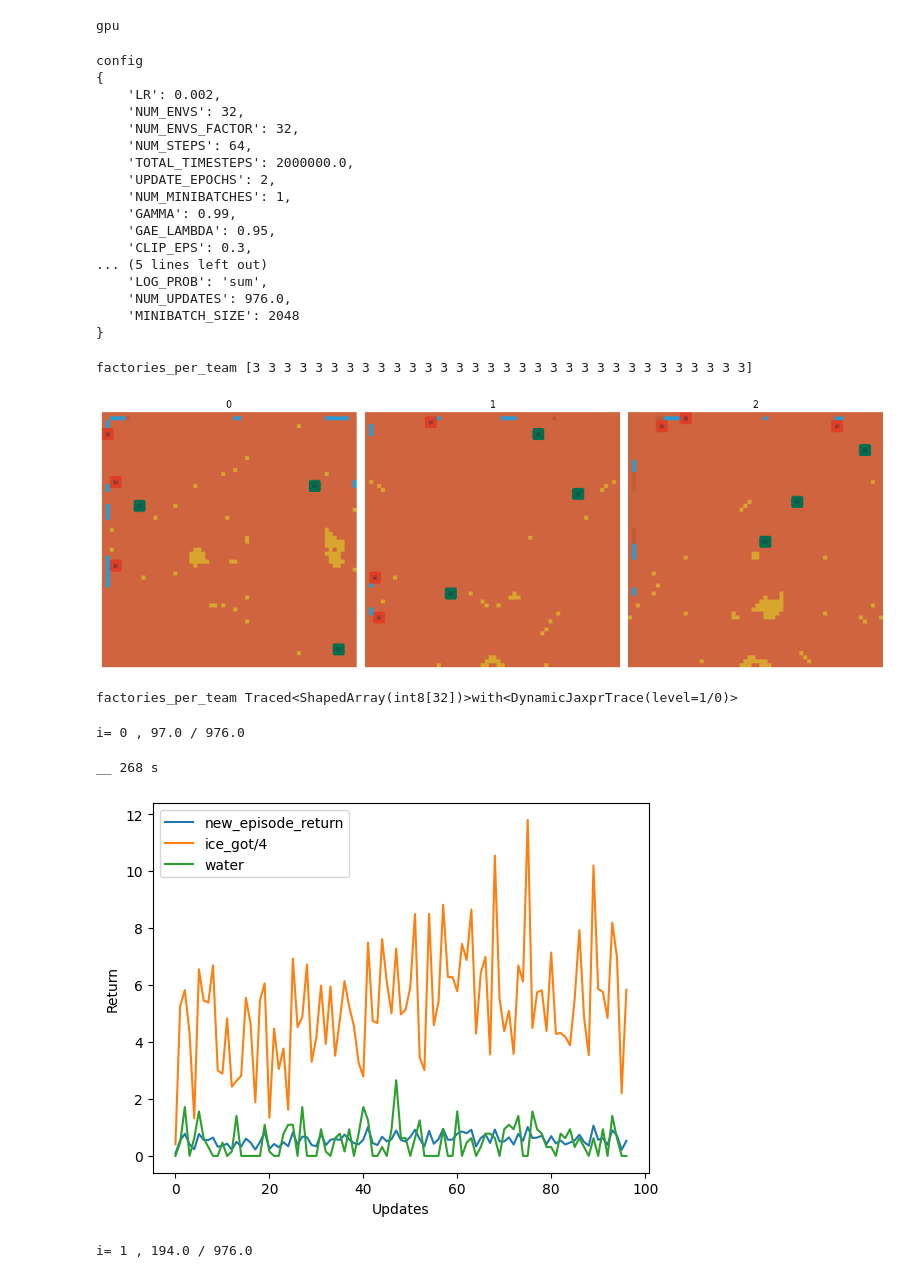
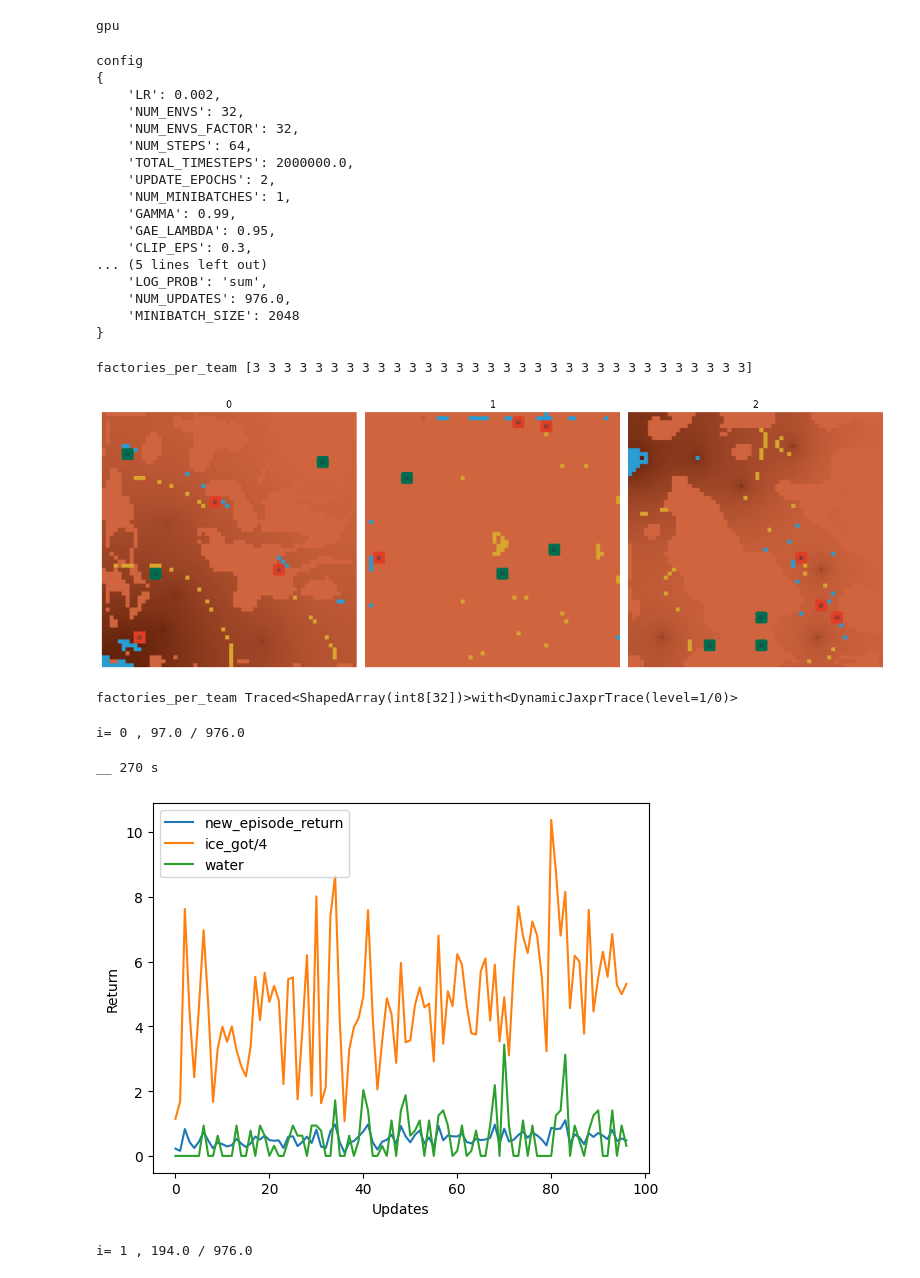
Before and after one commit to ippoga/Lux-Design-S2, a Jupyter notebook: jax-environment-extended-tutorial.ipynb, the cells around one changed output. Cells and saved outputs as stored; diff of their text form; code cells hidden in the pictures.

```diff
--- a/jax-environment-extended-tutorial.ipynb
+++ b/jax-environment-extended-tutorial.ipynb
@@ -902,7 +902,7 @@ if do_optuna:
 # %%
 for i in range(1):
     stime = time.time()
-    rng = jax.random.PRNGKey(52+i)
+    rng = jax.random.PRNGKey(62+i)
 #     if i != 0:
 #         raw_restored = orbax_checkpointer.restore(f'/kaggle/working/single_savetest_{i-1}')
     if raw_restored:
@@ -930,36 +930,36 @@ for i in range(1):
         plt.plot(return_updates_per_step.reshape(-1))
         plt.plot(out["metrics"]["ice_got"].mean(-1).mean(-1).reshape(-1)/10)
         plt.plot(water_updates.reshape(-1))
         plt.xlabel("Updates")
         plt.ylabel("Return")
         plt.legend(labels=(
             'new_episode_return',
             'ice_got/10',
             'water',
             ))
         plt.show()
 # %% [output]
 config
 {
     'LR': 0.002,
     'NUM_ENVS': 32,
     'NUM_ENVS_FACTOR': 32,
     'NUM_STEPS': 64,
     'TOTAL_TIMESTEPS': 2000000.0,
     'UPDATE_EPOCHS': 2,
     'NUM_MINIBATCHES': 1,
     'GAMMA': 0.99,
     'GAE_LAMBDA': 0.95,
     'CLIP_EPS': 0.3,
 ... (5 lines left out)
     'LOG_PROB': 'sum',
     'NUM_UPDATES': 976.0,
     'MINIBATCH_SIZE': 2048
 }
 factories_per_team [3 3 3 3 3 3 3 3 3 3 3 3 3 3 3 3 3 3 3 3 3 3 3 3 3 3 3 3 3 3 3 3]
-[figure, old version]
+[figure, new version]
 factories_per_team Traced<ShapedArray(int8[32])>with<DynamicJaxprTrace(level=1/0)>
 i= 0 , 97.0 / 976.0
-__ 268 s
+__ 270 s
-[figure, old version]
+[figure, new version]
 i= 1 , 194.0 / 976.0
```
Also changed, not shown: parts of 2 cells of this notebook.
